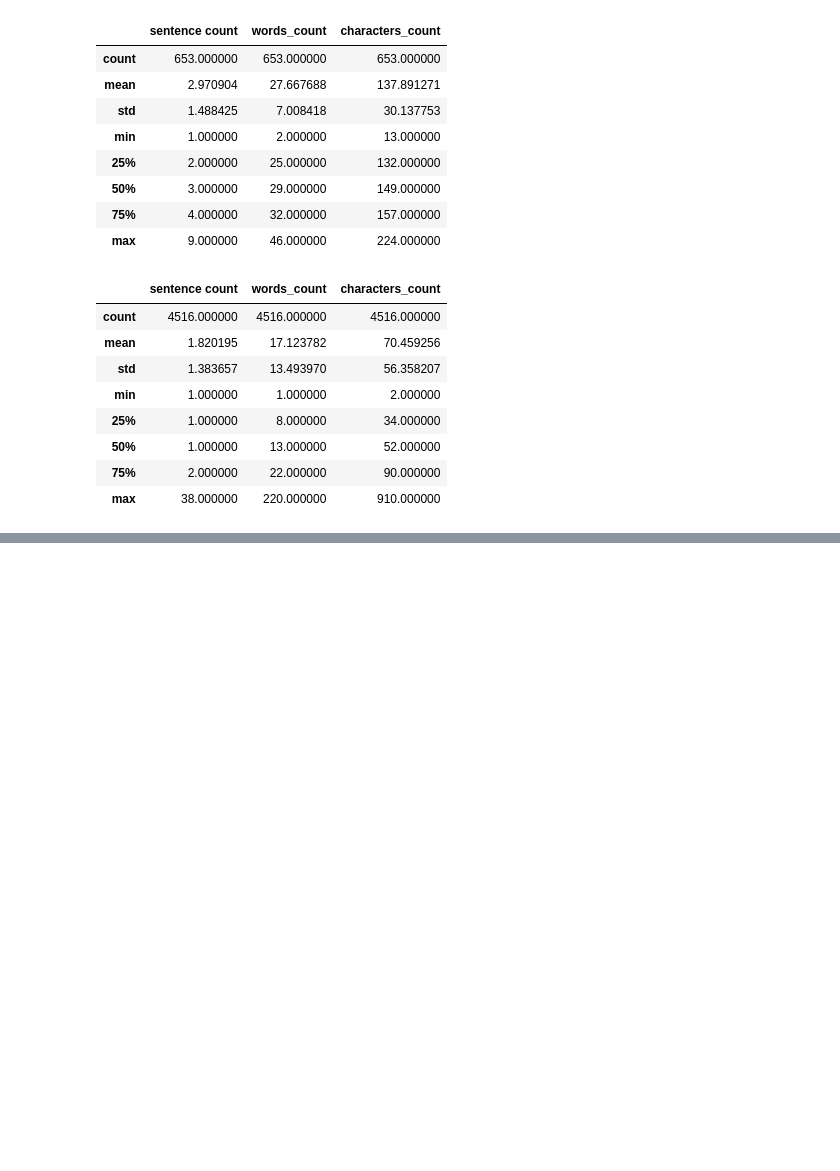
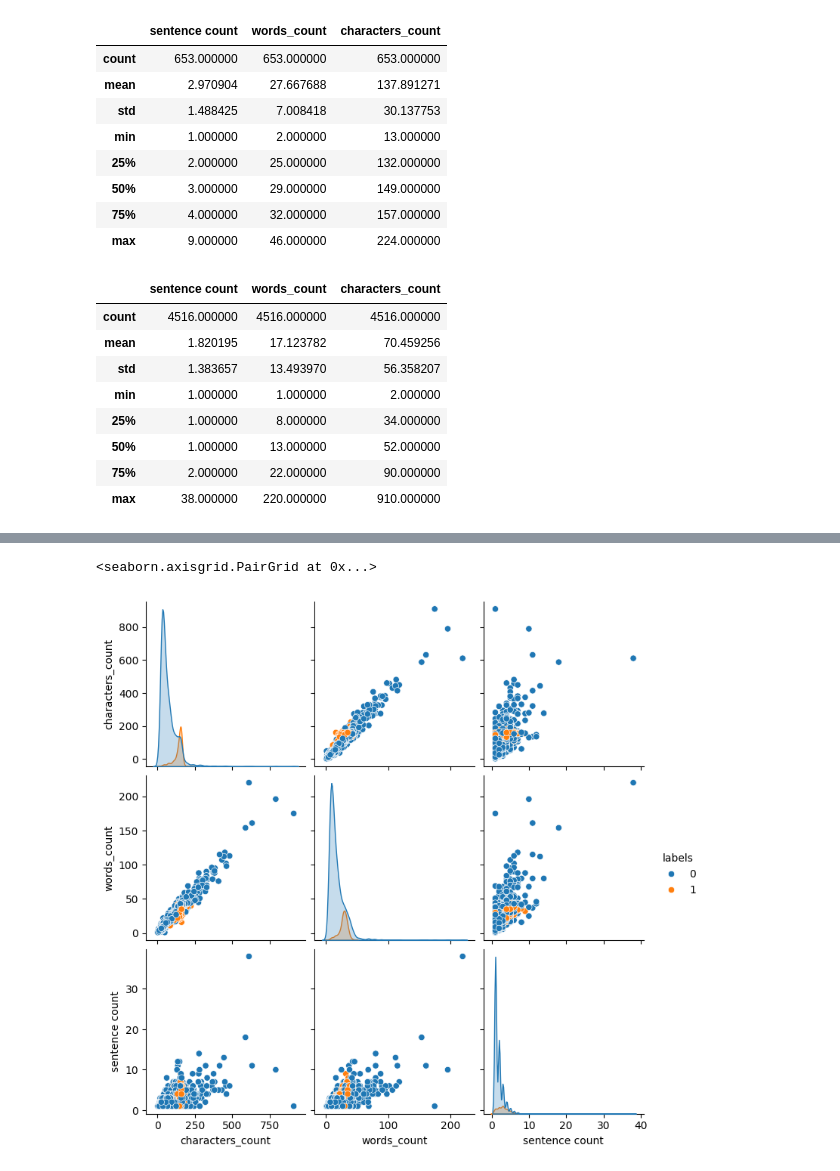
Before and after one commit to bismillah626/spam_project, a Jupyter notebook: spam_classifier.ipynb, the cells around one changed output, grey strips where cells are left out. Drawn from its saved outputs; the diff is of its cells as text; code cells hidden in the pictures; blank space fills up the shorter version.

```diff
--- a/spam_classifier.ipynb
+++ b/spam_classifier.ipynb
@@ -185,0 +200,5 @@ df[df['labels']==0][['sentence count', 'words_count', 'characters_count']].descr
+# %%
+sns.pairplot(df,hue = 'labels')
+# %% [output]
+<seaborn.axisgrid.PairGrid at 0x...>
+[figure, added]
```
Also changed, not shown: parts of 16 cells of this notebook.
